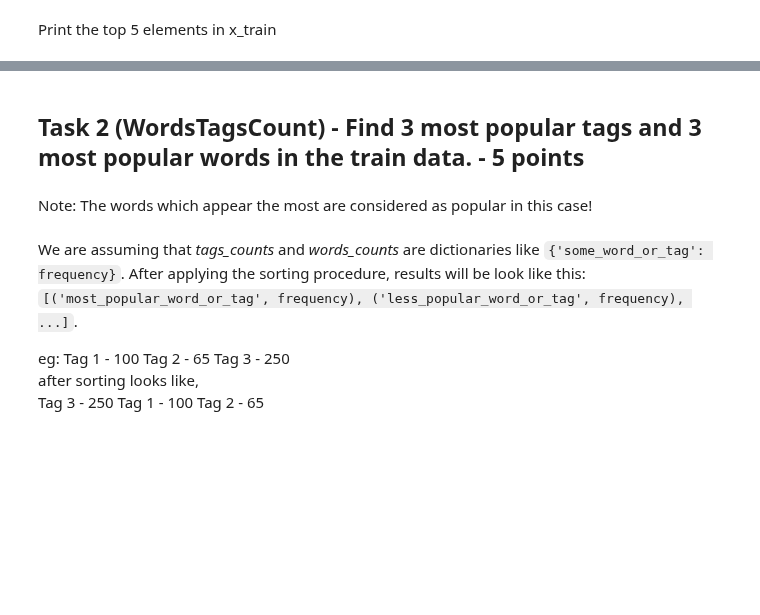
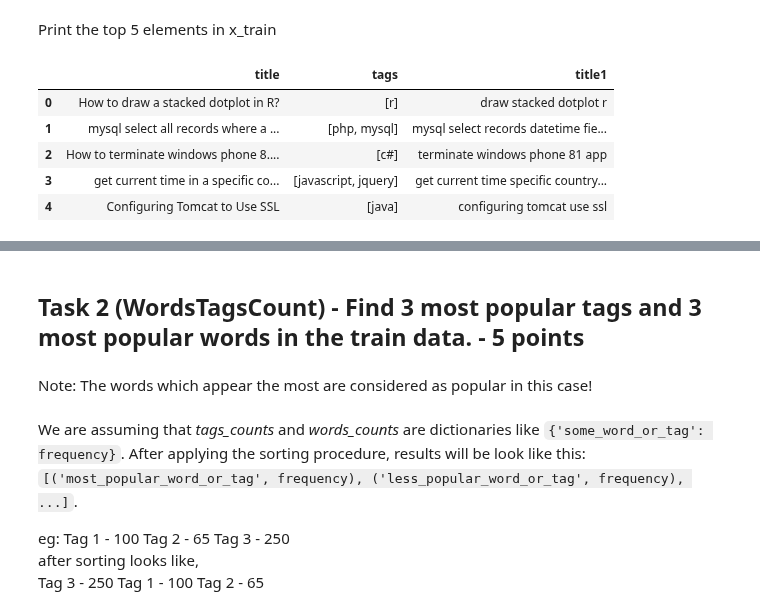
Before and after one commit to GreatLearningAIML1/chennai-aug-batch-senthilvelavan, a Jupyter notebook: StatNLP/Stats_NLP_Project_Question.ipynb, the cells around one changed output, grey strips where cells are left out. Drawn from its saved outputs; the diff is of its cells as text; code cells hidden in the pictures; blank space fills up the shorter version.

```diff
--- a/StatNLP/Stats_NLP_Project_Question.ipynb
+++ b/StatNLP/Stats_NLP_Project_Question.ipynb
@@ -161,0 +150,8 @@ re.compile('[/(){}\\[\\]\\|@,;]')
+# %%
+def deleteStopWordsFromText(stopWords,text):
+  filtered_sentence = ''
+
+  for w in text.split(" "):
+      if w not in stopWords:
+          filtered_sentence = filtered_sentence+' '+w
+  return filtered_sentence.strip()
@@ -162,3 +167,14 @@ re.compile('[/(){}\\[\\]\\|@,;]')
+# %%
+REPLACE_BY_SPACE_RE = re.compile('[/(){}\[\]\|@,;]')
+BAD_SYMBOLS_RE = re.compile('[^0-9a-z #+_]')
+STOPWORDS = set(stopwords.words('english'))
+
+def text_prepare(text): ### The function will take in text and lower case it remove the stopwords, symbols and return it.
+    text = text.lower()                            ### Write a code which can change the input text to lowercase.
+    text = re.sub(REPLACE_BY_SPACE_RE,' ',text)    ### Write a code which replaces REPLACE_BY_SPACE_RE (above mentioned) symbols by space in text
+    text = re.sub(BAD_SYMBOLS_RE,'',text)          ### Write a code which deletes symbols which are in BAD_SYMBOLS_RE (above mentioned) from text
+    text = deleteStopWordsFromText(STOPWORDS,text) ### Write a code which deletes stopwords from text
+    return re.sub(' +', ' ',text.strip())          ### Delete duplicate spaces in the text
 # %%
 def test_text_prepare():
     examples = ["SQL Server - any equivalent of Excel's CHOOSE function?",
@@ -175,3 +195,10 @@ Execute the test_text_prepare function
 *Note: You should pass the above test to ensure the text preprocessing is done before our analysis*
 # %% [markdown]
 Now we can preprocess the titles using function *text_prepare* and  making sure that the headers don't have bad symbols:
+# %%
+title1=[]
+for trainTitle in train['title']:
+  #print(trainTitle)
+  #print(text_prepare(trainTitle))
+  title1.append(text_prepare(trainTitle))
+  #train['title1'] = text_prepare(trainTitle)
@@ -178,2 +225,13 @@ Now we can preprocess the titles using function *text_prepare* and  making sure
+# %%
+train['title1'] = title1
 # %% [markdown]
 Print the top 5 elements in x_train
+# %%
+train.head()
+# %% [output]
+|  | title | tags | title1 |
+| 0 | How to draw a stacked dotplot in R? | [r] | draw stacked dotplot r |
+| 1 | mysql select all records where a ... | [php, mysql] | mysql select records datetime fie... |
+| 2 | How to terminate windows phone 8.... | [c#] | terminate windows phone 81 app |
+| 3 | get current time in a specific co... | [javascript, jquery] | get current time specific country... |
+| 4 | Configuring Tomcat to Use SSL | [java] | configuring tomcat use ssl |
```
Also changed, not shown: parts of 16 cells of this notebook.
